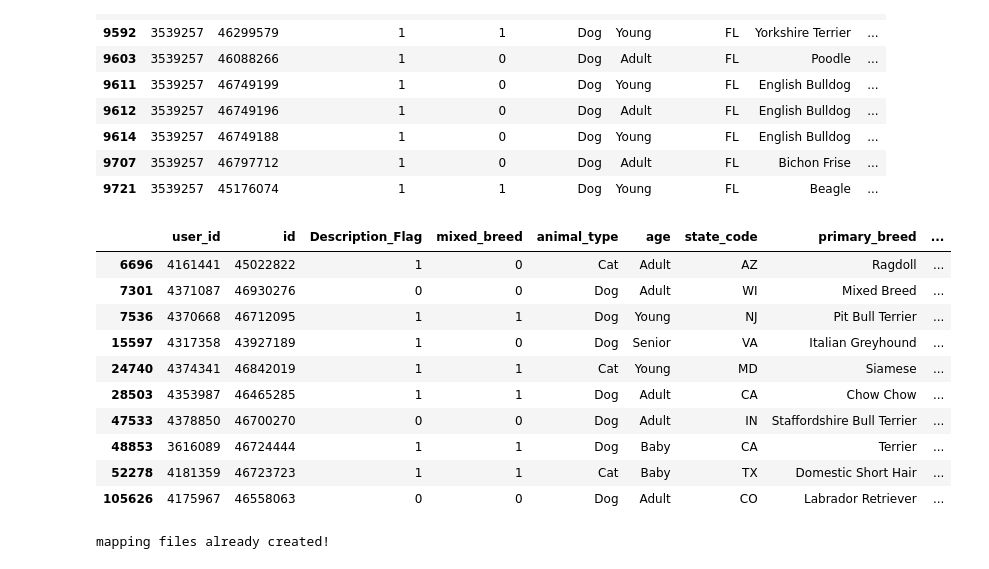
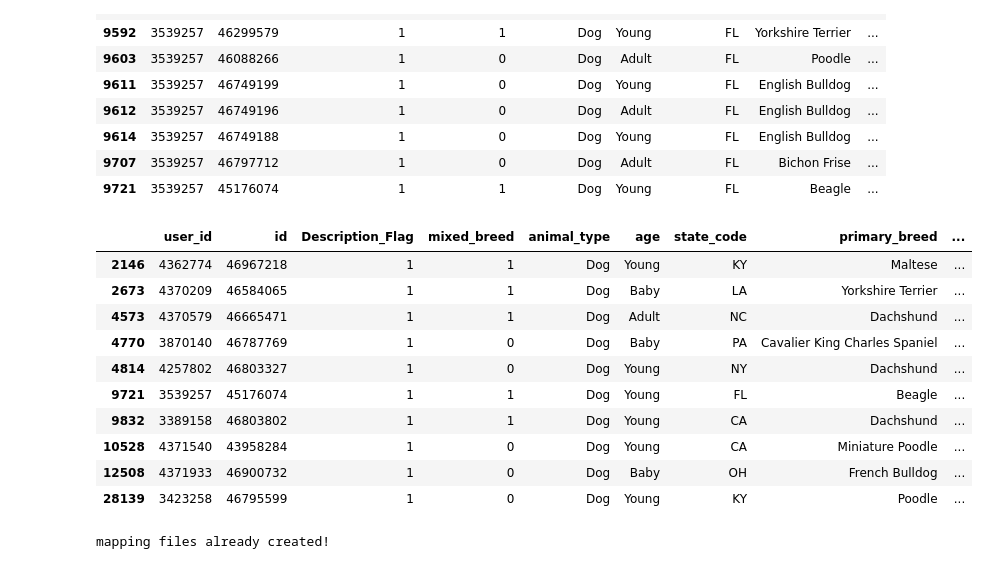
Before and after one commit to justinrichie/keras_recommendationengine, a Jupyter notebook: keras_recommendation.ipynb, the cells around one changed output. Cells and saved outputs as stored; diff of their text form; code cells hidden in the pictures.

Commit message:
updates to the recommendation process, correct pet_id being used now previously was using the index instead of value at index

```diff
--- a/keras_recommendation.ipynb
+++ b/keras_recommendation.ipynb
@@ -197,14 +197,22 @@ else:
     plt.xlabel("Epochs")
     plt.ylabel("Training Error")
 # %%
-# Creating dataset for making recommendations for the first user
+# making a recommendation
 select_user = 1750
 pet_data = np.array(list(set(train.pet)))
 user = np.array([select_user for i in range(len(pet_data))])
 predictions = model.predict([user, pet_data])
 predictions = np.array([a[0] for a in predictions])
 recommended_pet_ids = (-predictions).argsort()[:10]
-print(recommended_pet_ids)
+
+# use pet_enc to get the original pet's id as it exists in the petfinder dataset
+original_ids = []
+for pet_id in recommended_pet_ids:
+    original_ids.append(pet_enc.inverse_transform([pet_data[pet_id]])[0])
+
+print([pet_data[x] for x in recommended_pet_ids])
+print("----------------------------------------------------------------------")
+print(original_ids)
 print("----------------------------------------------------------------------")
 print(predictions[recommended_pet_ids])
 # %% [output]
@@ -231,25 +240,20 @@ datatest[datatest.user_id == user_enc.inverse_transform([select_user])[0]]
 | 9707 | 3539257 | 46797712 | 1 | 0 | Dog | Adult | FL | Bichon Frise | ... |
 | 9721 | 3539257 | 45176074 | 1 | 1 | Dog | Young | FL | Beagle | ... |
 # %%
-# use pet_enc to get the original pet's id as it exists in the petfinder dataset
-original_ids = []
-for pet_id in recommended_pet_ids:
-    original_ids.append(pet_enc.inverse_transform([pet_id])[0])
-
 # view the user's top 10 recommended pets
 datatest[datatest.id.isin(original_ids)].drop_duplicates(subset="id", keep="first")
 # %% [output]
 |  | user_id | id | Description_Flag | mixed_breed | animal_type | age | state_code | primary_breed | ... |
-| 6696 | 4161441 | 45022822 | 1 | 0 | Cat | Adult | AZ | Ragdoll | ... |
-| 7301 | 4371087 | 46930276 | 0 | 0 | Dog | Adult | WI | Mixed Breed | ... |
-| 7536 | 4370668 | 46712095 | 1 | 1 | Dog | Young | NJ | Pit Bull Terrier | ... |
-| 15597 | 4317358 | 43927189 | 1 | 0 | Dog | Senior | VA | Italian Greyhound | ... |
-| 24740 | 4374341 | 46842019 | 1 | 1 | Cat | Young | MD | Siamese | ... |
-| 28503 | 4353987 | 46465285 | 1 | 1 | Dog | Adult | CA | Chow Chow | ... |
-| 47533 | 4378850 | 46700270 | 0 | 0 | Dog | Adult | IN | Staffordshire Bull Terrier | ... |
-| 48853 | 3616089 | 46724444 | 1 | 1 | Dog | Baby | CA | Terrier | ... |
-| 52278 | 4181359 | 46723723 | 1 | 1 | Cat | Baby | TX | Domestic Short Hair | ... |
-| 105626 | 4175967 | 46558063 | 0 | 0 | Dog | Adult | CO | Labrador Retriever | ... |
+| 2146 | 4362774 | 46967218 | 1 | 1 | Dog | Young | KY | Maltese | ... |
+| 2673 | 4370209 | 46584065 | 1 | 1 | Dog | Baby | LA | Yorkshire Terrier | ... |
+| 4573 | 4370579 | 46665471 | 1 | 1 | Dog | Adult | NC | Dachshund | ... |
+| 4770 | 3870140 | 46787769 | 1 | 0 | Dog | Baby | PA | Cavalier King Charles Spaniel | ... |
+| 4814 | 4257802 | 46803327 | 1 | 0 | Dog | Young | NY | Dachshund | ... |
+| 9721 | 3539257 | 45176074 | 1 | 1 | Dog | Young | FL | Beagle | ... |
+| 9832 | 3389158 | 46803802 | 1 | 1 | Dog | Young | CA | Dachshund | ... |
+| 10528 | 4371540 | 43958284 | 1 | 0 | Dog | Young | CA | Miniature Poodle | ... |
+| 12508 | 4371933 | 46900732 | 1 | 0 | Dog | Baby | OH | French Bulldog | ... |
+| 28139 | 3423258 | 46795599 | 1 | 0 | Dog | Young | KY | Poodle | ... |
 # %%
 if os.path.exists('user_mappings.json') == False and os.path.exists('pet_mappings.json') == False:
     print ("creating mapping files ...")
```
Also changed, not shown: parts of 2 cells of this notebook.
